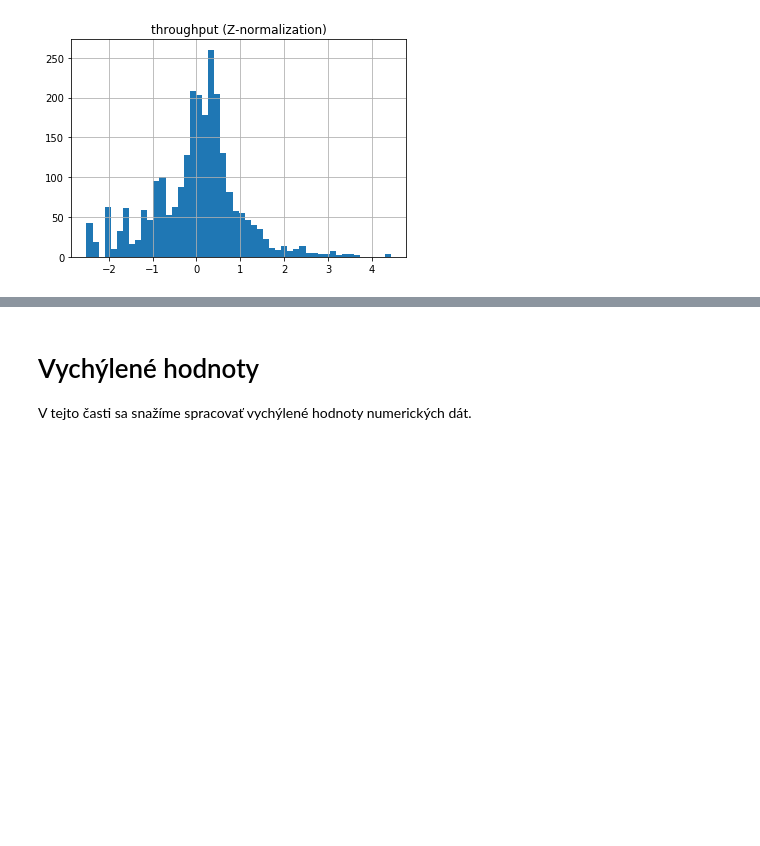
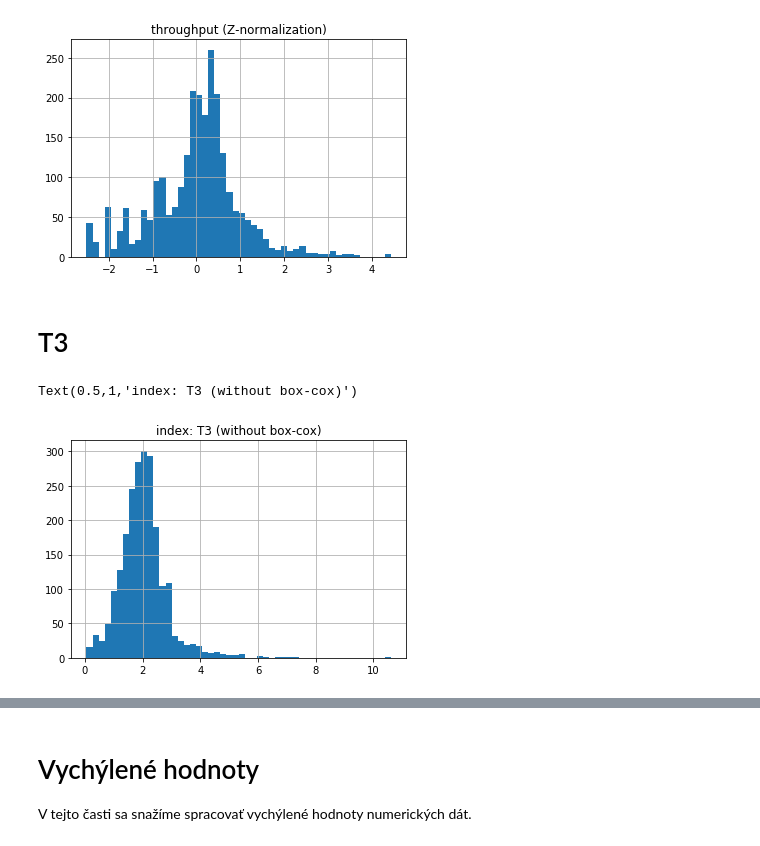
Before and after one commit to PeterJurkacek/IAU_2018_Jurkacek_Vyskoc, a Jupyter notebook: Jurkacek_Vyskoc_predspracovanie.ipynb, the cells around one changed output, grey strips where cells are left out. Cells and saved outputs as stored; diff of their text form; code cells hidden in the pictures; blank space fills up the shorter version.

```diff
--- a/Jurkacek_Vyskoc_predspracovanie.ipynb
+++ b/Jurkacek_Vyskoc_predspracovanie.ipynb
@@ -504,3 +494,13 @@ pom.set_title('throughput (Z-normalization)')
 # %% [output]
 Text(0.5,1,'throughput (Z-normalization)')
 [figure]
+# %% [markdown]
+# T3
+# %%
+index = 'T3'
+transformed = data['T3'].dropna()
+pom = pd.Series(transformed).hist(bins=50)
+pom.set_title(f"index: {index} (without box-cox)")
+# %% [output]
+Text(0.5,1,'index: T3 (without box-cox)')
+[figure, added]
```
Also changed, not shown: parts of 27 cells of this notebook.
